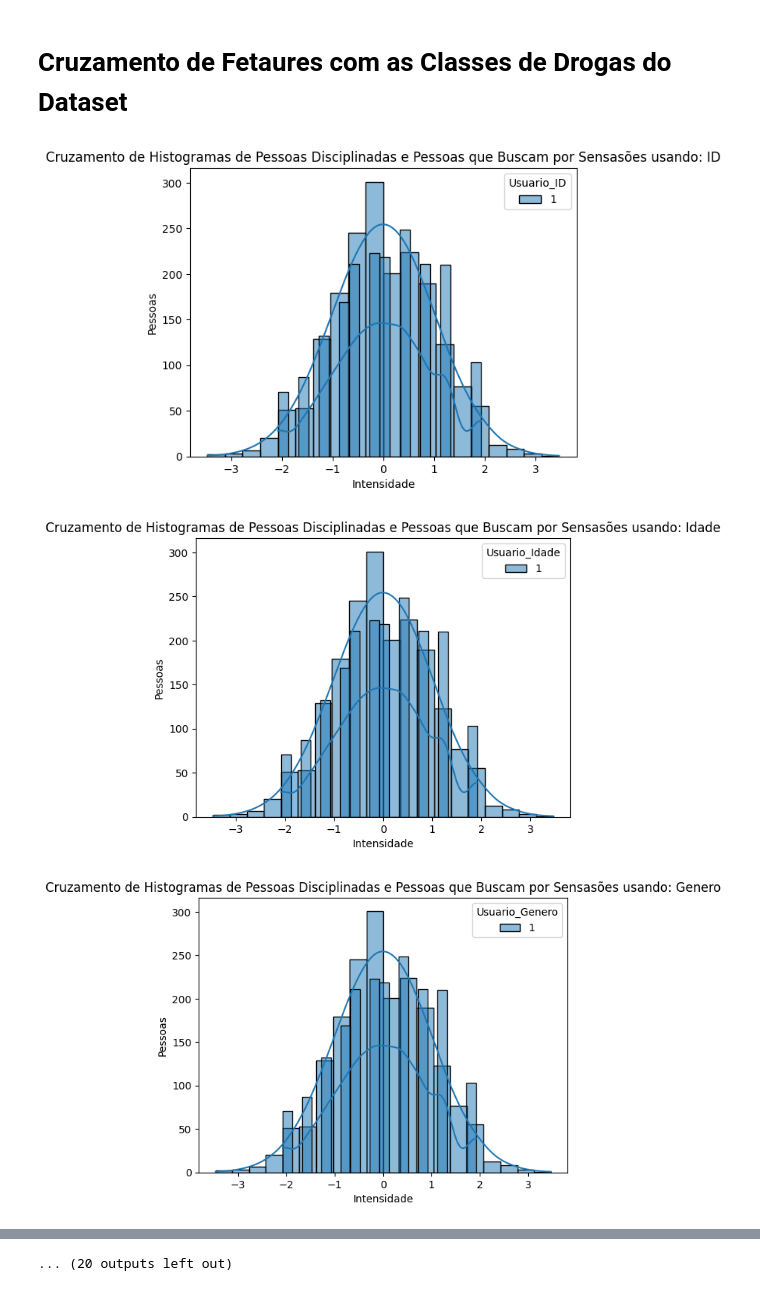
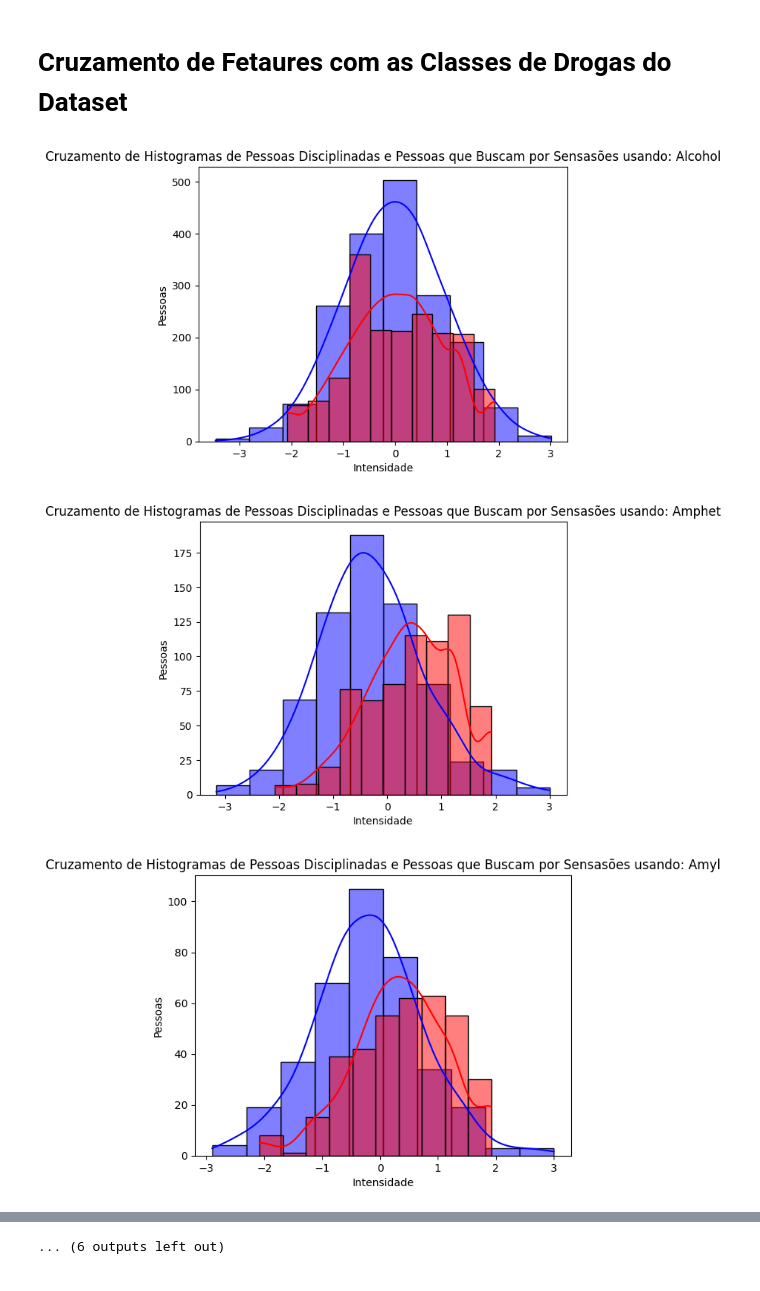
Before and after one commit to BryanYunche/Z-score-e-Binomial-Distribution-Claudomiro-Atividade-01, a Jupyter notebook: LLM_Atividade01.ipynb, the cells around one changed output, grey strips where cells are left out. Cells and saved outputs as stored; diff of their text form; code cells hidden in the pictures.

```diff
--- a/LLM_Atividade01.ipynb
+++ b/LLM_Atividade01.ipynb
@@ -208,27 +208,32 @@ plt.show()
 # %% [markdown]
 # Cruzamento de Fetaures com as Classes de Drogas do Dataset
 # %%
-for coluna in colunas:
+#Valor de Bins
+n_bins = 10
+
+# Cada droga é uma classe dentro do Dataset
+for coluna in ['Alcohol', 'Amphet', 'Amyl', 'Benzos', 'Caff', 'Cannabis', 'Choc', 'Coke', 'Crack', 'Ecstasy', 'Heroin', 'Ketamine', 'Legalh', 'LSD', 'Meth', 'Mushrooms', 'Nicotine', 'VSA']:
+
     #Verificando usuários por droga
     usuario_droga = ('Usuario_'+ coluna)
     df[usuario_droga] = df[coluna].apply(usuario)
 
     #Selecionando apenas os usuários que efetivamente consumiram droga
     df_usuarios = df[df[usuario_droga] == 1].copy() # Apenas Usuários
 
 
     # Cruzamento dos Histogramas
-    sns.histplot(data = df_usuarios, x = 'Pessoa_Disciplinada', bins=n_bins, alpha=0.5, hue=usuario_droga, color='blue', kde=True)
-    sns.histplot(data = df_usuarios, x = 'Pessoa_Adrenalina', bins=n_bins, alpha=0.5, hue=usuario_droga, color='black', kde=True)
+    sns.histplot(data = df_usuarios, x = 'Pessoa_Disciplinada', bins=n_bins, alpha=0.5, color='blue', kde=True)
+    sns.histplot(data = df_usuarios, x = 'Pessoa_Adrenalina', bins=n_bins, alpha=0.5, color='red', kde=True)
 
     # Legendas do Histograma
     plt.title('Cruzamento de Histogramas de Pessoas Disciplinadas e Pessoas que Buscam por Sensasões usando: ' + coluna)
     plt.xlabel('Intensidade')
     plt.ylabel('Pessoas')
 
     # Show plot
     plt.show()
 # %% [output]
-[figure, old version]
+[figure, new version]
-[figure, old version]
+[figure, new version]
-[figure, old version]
+[figure, new version]
@@ -244 +249 @@ for coluna in colunas:
-... (20 outputs left out)
+... (6 outputs left out)
```
Also changed, not shown: parts of 3 cells of this notebook.
